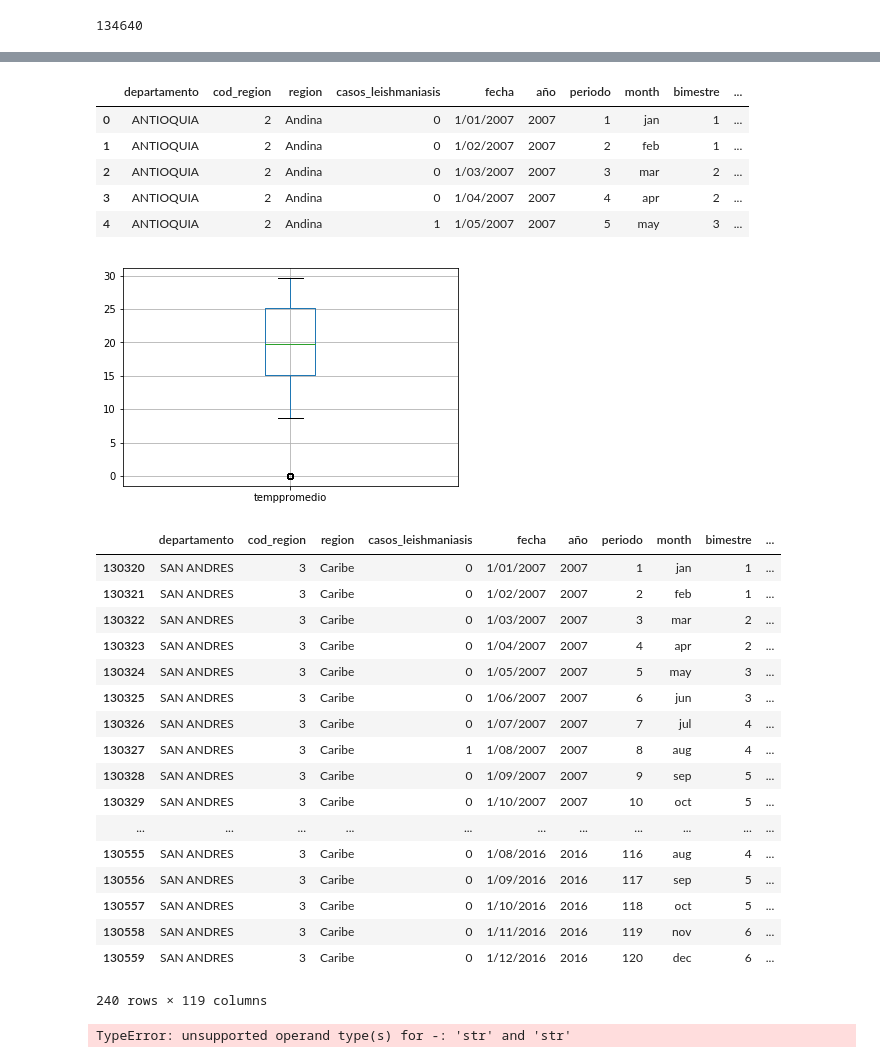
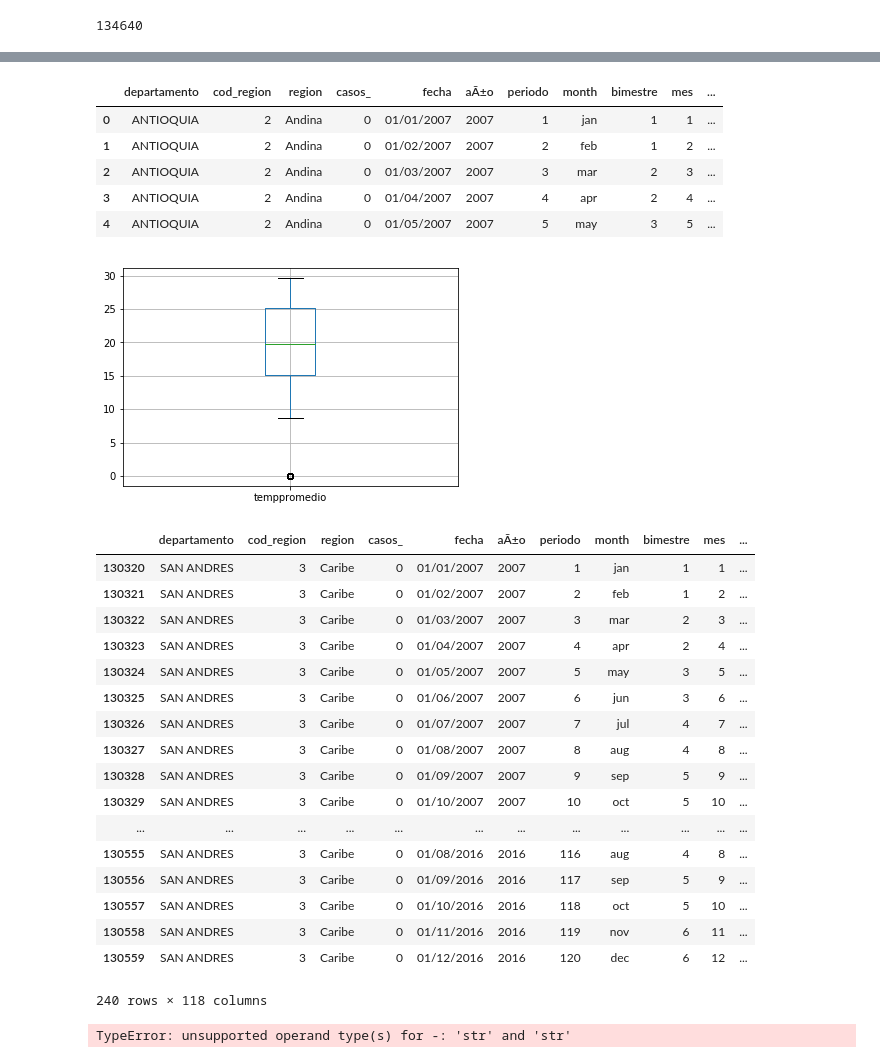
Before and after one commit to Dannysalazarm07/DataMiningThesis, a Jupyter notebook: V4.0_AnalisisExploratorioCompleteDataSet.ipynb, the cells around one changed output, grey strips where cells are left out. Saved outputs shown, nothing was run; the diff lists cells and outputs as text; code cells hidden in the pictures.

```diff
--- a/AnalisisExploratorioCompleteDataSet.ipynb
+++ b/V4.0_AnalisisExploratorioCompleteDataSet.ipynb
@@ -10,11 +9,11 @@ import matplotlib.pyplot as plt
 # %%
 #Cargar los datos con la funcion read_csv
 
-completeDataSet = pd.read_csv("C:\\Users\\Daniel\\Documents\\Unal\\Maestria_2018_2\\Tesis\\MineriaDeDatos\\Datos\\total_variables_data_set.csv",
+#completeDataSet = pd.read_csv("C:\\Users\\Daniel\\Documents\\Unal\\Maestria_2018_2\\Tesis\\MineriaDeDatos\\Datos\\total_variables_data_set.csv",
+ #                        encoding='latin-1')
+
+completeDataSet = pd.read_csv("D:\\Maestria\\Trabajo de Grado\\Python\\jupyter\\datos\\MULTINIVEL_AO.csv",
                          encoding='latin-1')
-
-#completeDataSet = pd.read_csv("C:\\Users\\Daniel\\Downloads\\pruebas.csv",
- #                        encoding='latin-1')
 # %%
 #Editar salida de datos
 #pd.set_option('display.height', 1000)
@@ -199,12 +198,12 @@ plt.clf()
 # %%
 completeDataSet.head()
 # %% [output]
-|  | departamento | cod_region | region | casos_leishmaniasis | fecha | año | periodo | month | bimestre | ... |
-| 0 | ANTIOQUIA | 2 | Andina | 0 | 1/01/2007 | 2007 | 1 | jan | 1 | ... |
-| 1 | ANTIOQUIA | 2 | Andina | 0 | 1/02/2007 | 2007 | 2 | feb | 1 | ... |
-| 2 | ANTIOQUIA | 2 | Andina | 0 | 1/03/2007 | 2007 | 3 | mar | 2 | ... |
-| 3 | ANTIOQUIA | 2 | Andina | 0 | 1/04/2007 | 2007 | 4 | apr | 2 | ... |
-| 4 | ANTIOQUIA | 2 | Andina | 1 | 1/05/2007 | 2007 | 5 | may | 3 | ... |
+|  | departamento | cod_region | region | casos_ | fecha | aÃ±o | periodo | month | bimestre | mes | ... |
+| 0 | ANTIOQUIA | 2 | Andina | 0 | 01/01/2007 | 2007 | 1 | jan | 1 | 1 | ... |
+| 1 | ANTIOQUIA | 2 | Andina | 0 | 01/02/2007 | 2007 | 2 | feb | 1 | 2 | ... |
+| 2 | ANTIOQUIA | 2 | Andina | 0 | 01/03/2007 | 2007 | 3 | mar | 2 | 3 | ... |
+| 3 | ANTIOQUIA | 2 | Andina | 0 | 01/04/2007 | 2007 | 4 | apr | 2 | 4 | ... |
+| 4 | ANTIOQUIA | 2 | Andina | 0 | 01/05/2007 | 2007 | 5 | may | 3 | 5 | ... |
 # %%
 #Eliminar columnas que no son variables
 
@@ -219,42 +218,41 @@ del completeDataSet['cod_deparata']
 # %%
 #Dibujar grafico de bigotes para las variables
 #for i in range(completeDataSet.shape[1]):
 #     plt.figure()
 #     completeDataSet.boxplot(column = [completeDataSet.columns[9]])
 #     plt.savefig("Boxplot/" + str(completeDataSet.columns[9])+".png")
 #     plt.close()
 
+
 plt.figure()
-#completeDataSet.boxplot(column = [completeDataSet.columns[3]])
 completeDataSet.boxplot(column = [completeDataSet.columns[38]])
-
-plt.savefig("Boxplot/" + str(completeDataSet.columns[38])+".png")
+#plt.savefig("Boxplot/" + str(completeDataSet.columns[3])+".png")
 plt.show()
 plt.clf()
 plt.close()
 
-casosTrue2 = completeDataSet.query('temppromedio <= 0')
+casosTrue2 = completeDataSet.query('temppromedio < 5')
 casosTrue2
 # %% [output]
 [figure]
-|  | departamento | cod_region | region | casos_leishmaniasis | fecha | año | periodo | month | bimestre | ... |
-| 130320 | SAN ANDRES | 3 | Caribe | 0 | 1/01/2007 | 2007 | 1 | jan | 1 | ... |
-| 130321 | SAN ANDRES | 3 | Caribe | 0 | 1/02/2007 | 2007 | 2 | feb | 1 | ... |
-| 130322 | SAN ANDRES | 3 | Caribe | 0 | 1/03/2007 | 2007 | 3 | mar | 2 | ... |
-| 130323 | SAN ANDRES | 3 | Caribe | 0 | 1/04/2007 | 2007 | 4 | apr | 2 | ... |
-| 130324 | SAN ANDRES | 3 | Caribe | 0 | 1/05/2007 | 2007 | 5 | may | 3 | ... |
-| 130325 | SAN ANDRES | 3 | Caribe | 0 | 1/06/2007 | 2007 | 6 | jun | 3 | ... |
-| 130326 | SAN ANDRES | 3 | Caribe | 0 | 1/07/2007 | 2007 | 7 | jul | 4 | ... |
-| 130327 | SAN ANDRES | 3 | Caribe | 1 | 1/08/2007 | 2007 | 8 | aug | 4 | ... |
-| 130328 | SAN ANDRES | 3 | Caribe | 0 | 1/09/2007 | 2007 | 9 | sep | 5 | ... |
-| 130329 | SAN ANDRES | 3 | Caribe | 0 | 1/10/2007 | 2007 | 10 | oct | 5 | ... |
-| ... | ... | ... | ... | ... | ... | ... | ... | ... | ... | ... |
-| 130555 | SAN ANDRES | 3 | Caribe | 0 | 1/08/2016 | 2016 | 116 | aug | 4 | ... |
-| 130556 | SAN ANDRES | 3 | Caribe | 0 | 1/09/2016 | 2016 | 117 | sep | 5 | ... |
-| 130557 | SAN ANDRES | 3 | Caribe | 0 | 1/10/2016 | 2016 | 118 | oct | 5 | ... |
-| 130558 | SAN ANDRES | 3 | Caribe | 0 | 1/11/2016 | 2016 | 119 | nov | 6 | ... |
-| 130559 | SAN ANDRES | 3 | Caribe | 0 | 1/12/2016 | 2016 | 120 | dec | 6 | ... |
+|  | departamento | cod_region | region | casos_ | fecha | aÃ±o | periodo | month | bimestre | mes | ... |
+| 130320 | SAN ANDRES | 3 | Caribe | 0 | 01/01/2007 | 2007 | 1 | jan | 1 | 1 | ... |
+| 130321 | SAN ANDRES | 3 | Caribe | 0 | 01/02/2007 | 2007 | 2 | feb | 1 | 2 | ... |
+| 130322 | SAN ANDRES | 3 | Caribe | 0 | 01/03/2007 | 2007 | 3 | mar | 2 | 3 | ... |
+| 130323 | SAN ANDRES | 3 | Caribe | 0 | 01/04/2007 | 2007 | 4 | apr | 2 | 4 | ... |
+| 130324 | SAN ANDRES | 3 | Caribe | 0 | 01/05/2007 | 2007 | 5 | may | 3 | 5 | ... |
+| 130325 | SAN ANDRES | 3 | Caribe | 0 | 01/06/2007 | 2007 | 6 | jun | 3 | 6 | ... |
+| 130326 | SAN ANDRES | 3 | Caribe | 0 | 01/07/2007 | 2007 | 7 | jul | 4 | 7 | ... |
+| 130327 | SAN ANDRES | 3 | Caribe | 0 | 01/08/2007 | 2007 | 8 | aug | 4 | 8 | ... |
+| 130328 | SAN ANDRES | 3 | Caribe | 0 | 01/09/2007 | 2007 | 9 | sep | 5 | 9 | ... |
+| 130329 | SAN ANDRES | 3 | Caribe | 0 | 01/10/2007 | 2007 | 10 | oct | 5 | 10 | ... |
+| ... | ... | ... | ... | ... | ... | ... | ... | ... | ... | ... | ... |
+| 130555 | SAN ANDRES | 3 | Caribe | 0 | 01/08/2016 | 2016 | 116 | aug | 4 | 8 | ... |
+| 130556 | SAN ANDRES | 3 | Caribe | 0 | 01/09/2016 | 2016 | 117 | sep | 5 | 9 | ... |
+| 130557 | SAN ANDRES | 3 | Caribe | 0 | 01/10/2016 | 2016 | 118 | oct | 5 | 10 | ... |
+| 130558 | SAN ANDRES | 3 | Caribe | 0 | 01/11/2016 | 2016 | 119 | nov | 6 | 11 | ... |
+| 130559 | SAN ANDRES | 3 | Caribe | 0 | 01/12/2016 | 2016 | 120 | dec | 6 | 12 | ... |
-240 rows × 119 columns
+240 rows × 118 columns
 # %%
 #Normalizar DF con min-max (x - min / max - min)
 completeDataSetNormalized = (completeDataSet - completeDataSet.min()) / (completeDataSet.max() - completeDataSet.min())
```
Also changed, not shown: parts of 11 cells of this notebook.
